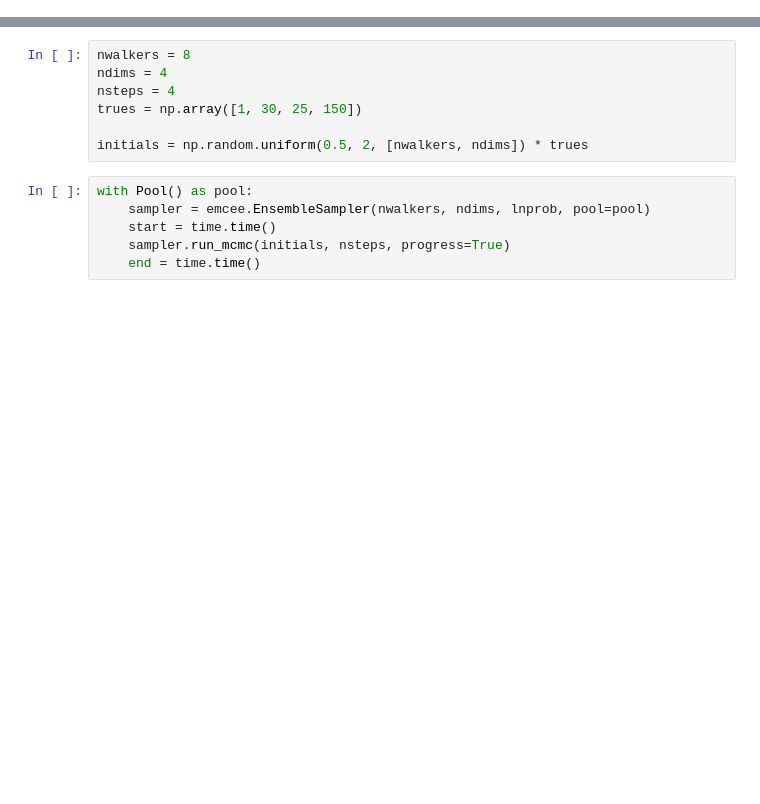
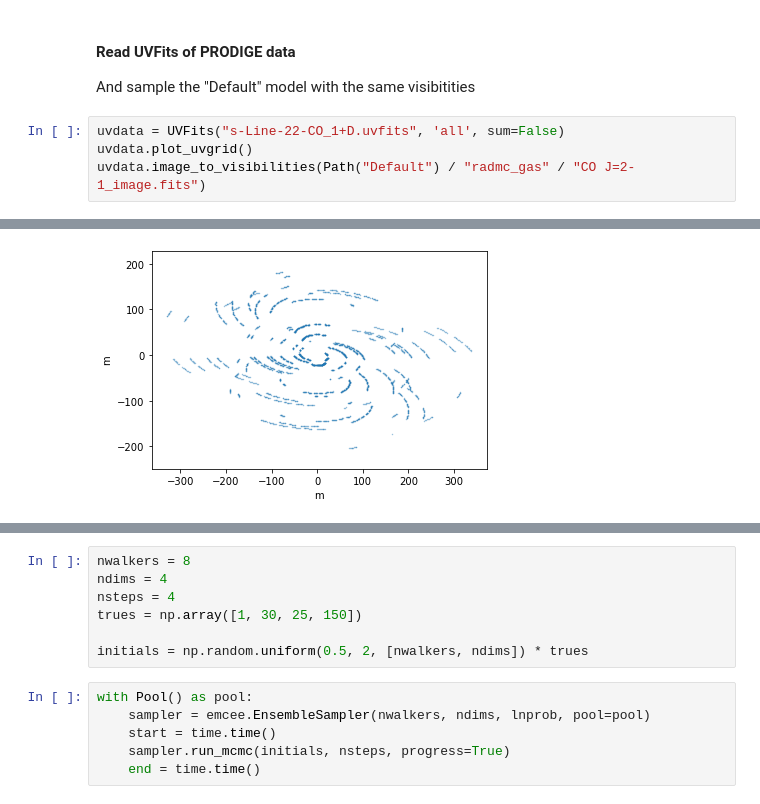
Before and after one commit to rfranceschi/diskchef, a Jupyter notebook: prototypes/fluxes-fit/fit.ipynb, the cells around one changed output, grey strips where cells are left out. Saved outputs shown, nothing was run; the diff lists cells and outputs as text; blank space fills up the shorter version.

```diff
--- a/prototypes/fluxes-fit/fit.ipynb
+++ b/prototypes/fluxes-fit/fit.ipynb
@@ -36,0 +39,9 @@ QTable length=4
+# %% [markdown]
+#### Read UVFits of PRODIGE data
+
+And sample the "Default" model with the same visibitities
+# %%
+uvdata = UVFits("s-Line-22-CO_1+D.uvfits", 'all', sum=False)
+uvdata.plot_uvgrid()
+uvdata.image_to_visibilities(Path("Default") / "radmc_gas" / "CO J=2-1_image.fits")
+# %% [output]
@@ -36,0 +50 @@ QTable length=4
+[figure, added]
```
Also changed, not shown: parts of 15 cells of this notebook, 5 other files.
